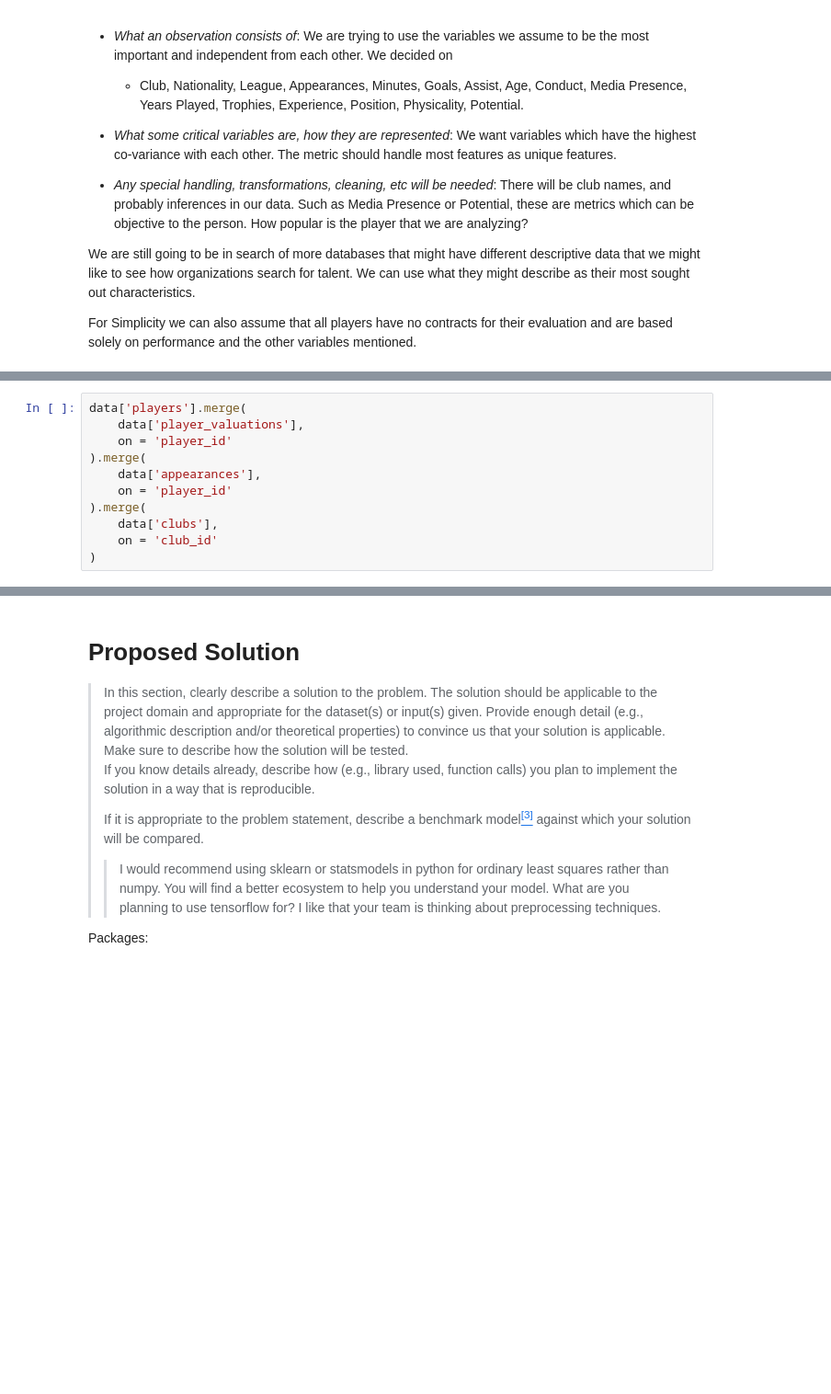
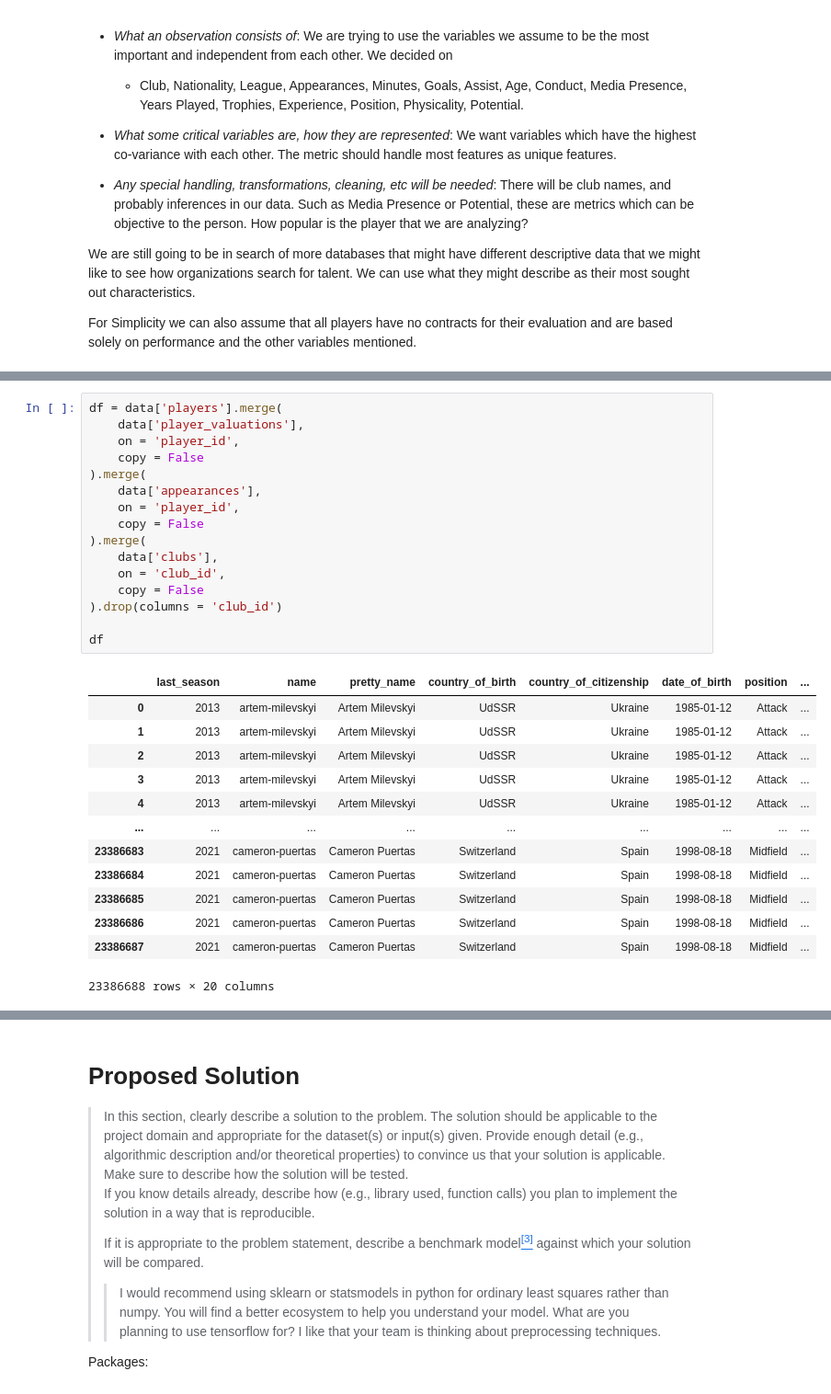
Before and after one commit to kade09/FifaMarketValueML, a Jupyter notebook: Checkpoint_group028.ipynb, the cells around one changed output, grey strips where cells are left out. Shown: that part at 92% size. Saved outputs shown, nothing was run; the diff lists cells and outputs as text; blank space fills up the shorter version.

```diff
--- a/Checkpoint_group028.ipynb
+++ b/Checkpoint_group028.ipynb
@@ -153,11 +213,30 @@ data['players']
 # %%
-data['players'].merge(
+df = data['players'].merge(
     data['player_valuations'],
-    on = 'player_id'
+    on = 'player_id',
+    copy = False
 ).merge(
     data['appearances'],
-    on = 'player_id'
+    on = 'player_id',
+    copy = False
 ).merge(
     data['clubs'],
-    on = 'club_id'
-)
+    on = 'club_id',
+    copy = False
+).drop(columns = 'club_id')
+
+df
+# %% [output]
+|  | last_season | name | pretty_name | country_of_birth | country_of_citizenship | date_of_birth | position | ... |
+| 0 | 2013 | artem-milevskyi | Artem Milevskyi | UdSSR | Ukraine | 1985-01-12 | Attack | ... |
+| 1 | 2013 | artem-milevskyi | Artem Milevskyi | UdSSR | Ukraine | 1985-01-12 | Attack | ... |
+| 2 | 2013 | artem-milevskyi | Artem Milevskyi | UdSSR | Ukraine | 1985-01-12 | Attack | ... |
+| 3 | 2013 | artem-milevskyi | Artem Milevskyi | UdSSR | Ukraine | 1985-01-12 | Attack | ... |
+| 4 | 2013 | artem-milevskyi | Artem Milevskyi | UdSSR | Ukraine | 1985-01-12 | Attack | ... |
+| ... | ... | ... | ... | ... | ... | ... | ... | ... |
+| 23386683 | 2021 | cameron-puertas | Cameron Puertas | Switzerland | Spain | 1998-08-18 | Midfield | ... |
+| 23386684 | 2021 | cameron-puertas | Cameron Puertas | Switzerland | Spain | 1998-08-18 | Midfield | ... |
+| 23386685 | 2021 | cameron-puertas | Cameron Puertas | Switzerland | Spain | 1998-08-18 | Midfield | ... |
+| 23386686 | 2021 | cameron-puertas | Cameron Puertas | Switzerland | Spain | 1998-08-18 | Midfield | ... |
+| 23386687 | 2021 | cameron-puertas | Cameron Puertas | Switzerland | Spain | 1998-08-18 | Midfield | ... |
+23386688 rows × 20 columns
```
Also changed, not shown: parts of 8 cells of this notebook.
